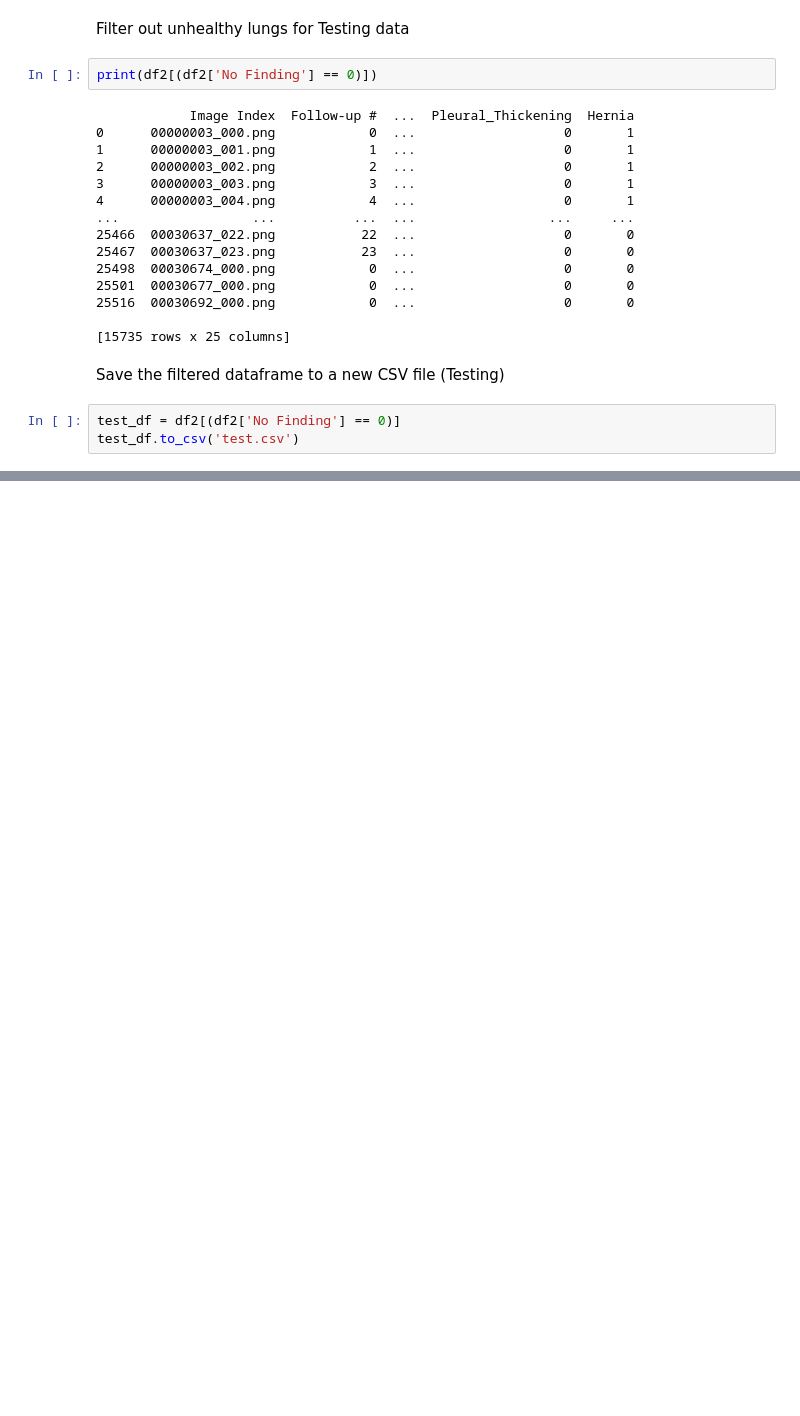
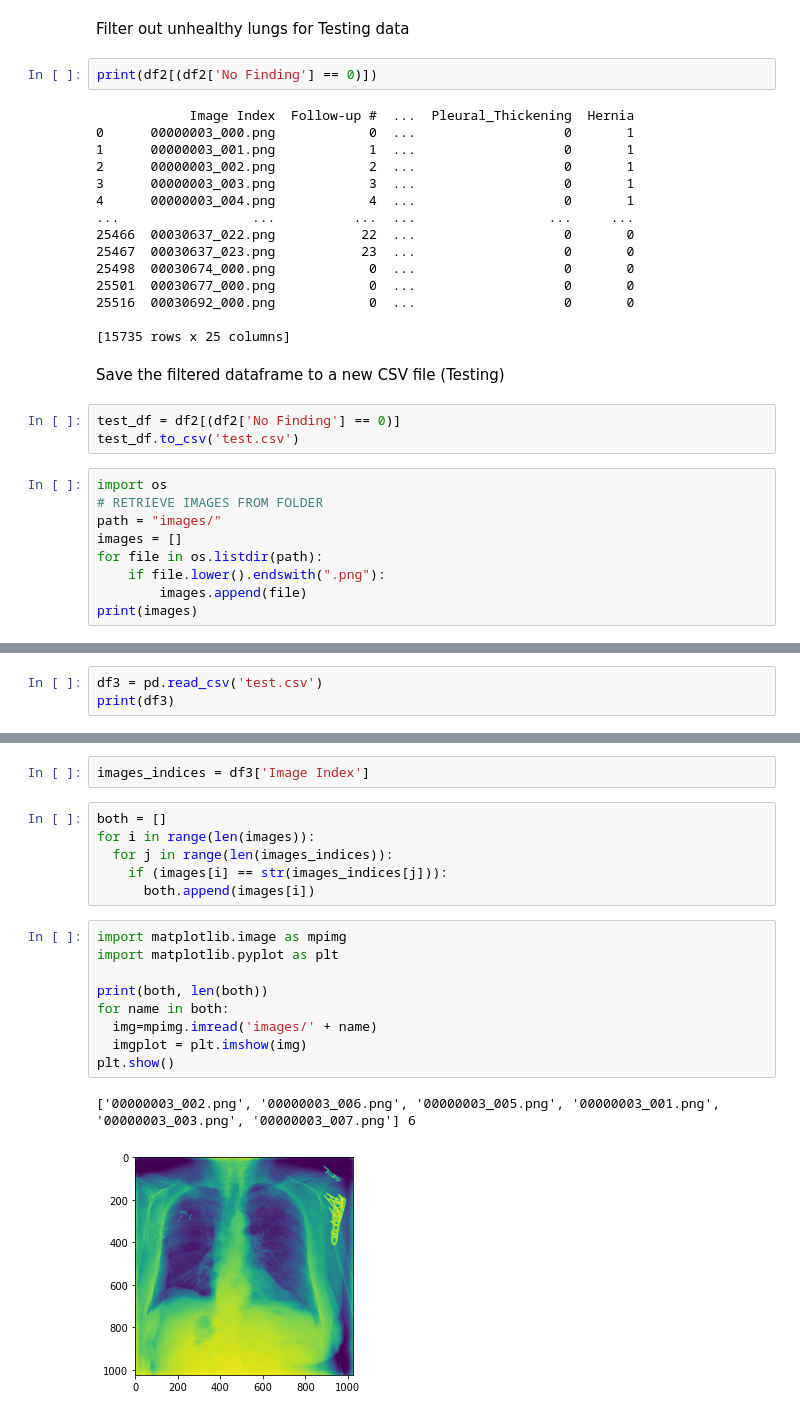
Before and after one commit to yoonkim97/chestXrayODIN, a Jupyter notebook: ChestXray.ipynb, the cells around one changed output, grey strips where cells are left out. Saved outputs shown, nothing was run; the diff lists cells and outputs as text; blank space fills up the shorter version.

Commit message:
Added in images and its filter abilities

```diff
--- a/ChestXray.ipynb
+++ b/ChestXray.ipynb
@@ -104,3 +104,12 @@ Save the filtered dataframe to a new CSV file (Testing)
 # %%
 test_df = df2[(df2['No Finding'] == 0)]
 test_df.to_csv('test.csv')
+# %%
+import os
+# RETRIEVE IMAGES FROM FOLDER
+path = "images/"
+images = []
+for file in os.listdir(path):
+    if file.lower().endswith(".png"):
+        images.append(file)
+print(images)
@@ -106,0 +118,3 @@ test_df.to_csv('test.csv')
+# %%
+df3 = pd.read_csv('test.csv')
+print(df3)
@@ -106,0 +151,20 @@ test_df.to_csv('test.csv')
+# %%
+images_indices = df3['Image Index']
+# %%
+both = []
+for i in range(len(images)):
+  for j in range(len(images_indices)):
+    if (images[i] == str(images_indices[j])):
+      both.append(images[i])
+# %%
+import matplotlib.image as mpimg
+import matplotlib.pyplot as plt
+
+print(both, len(both))
+for name in both:
+  img=mpimg.imread('images/' + name)
+  imgplot = plt.imshow(img)
+plt.show()
+# %% [output]
+['00000003_002.png', '00000003_006.png', '00000003_005.png', '00000003_001.png', '00000003_003.png', '00000003_007.png'] 6
+[figure, added]
```
Also changed, not shown: parts of 3 cells of this notebook.
